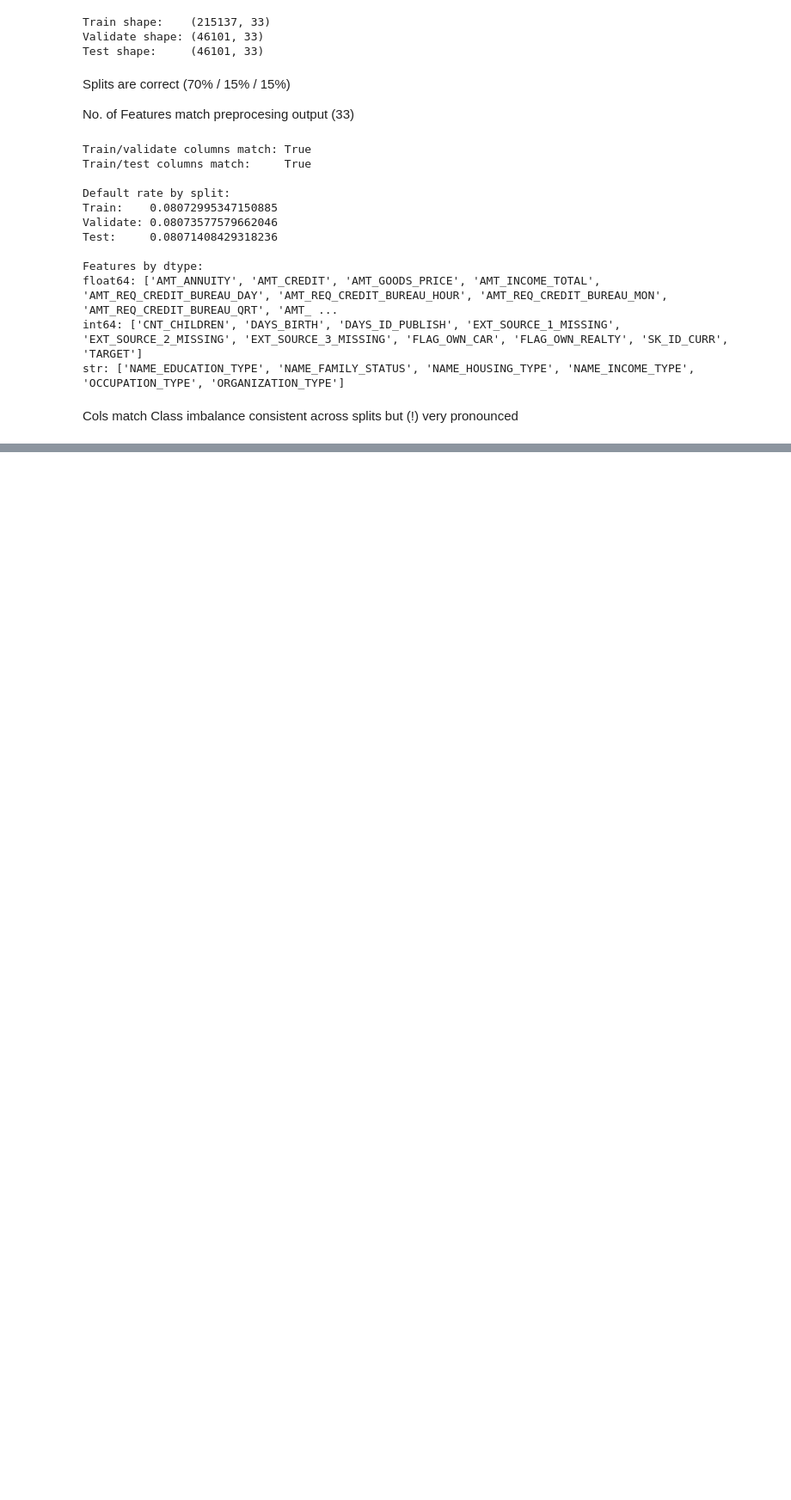
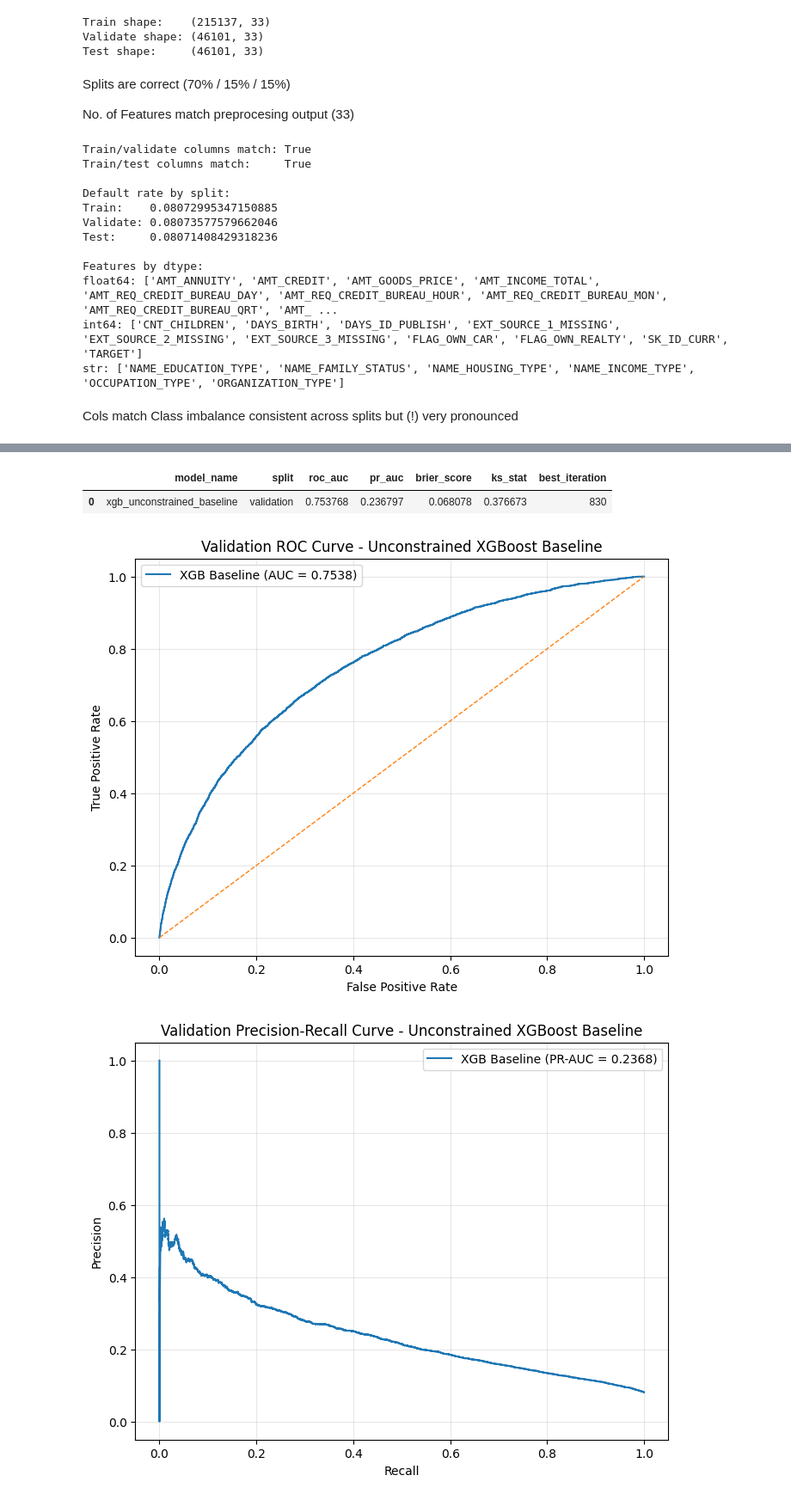
Before and after one commit to jlsampedromazon/credit-risk-model-constraint-eval, a Jupyter notebook: scripts/xgboost_models.ipynb, the cells around one changed output, grey strips where cells are left out. Shown at 86% size. Drawn from its saved outputs; the diff is of its cells as text; code cells hidden in the pictures; blank space fills up the shorter version.

Commit message:
prep data for training, run untuned baseline unconstrained model (#10)

```diff
--- a/scripts/xgboost_models.ipynb
+++ b/scripts/xgboost_models.ipynb
@@ -83,0 +203,14 @@ Class imbalance consistent across splits but (!) very pronounced
+# %%
+# Encoded coding split is main schema - no change
+X_train_ready = X_train_encoded.copy()
+
+# Rebuild encoded validation and test sets to match train schema (fills with dummy features full of zeroes)
+X_val_ready = X_val_encoded.reindex(columns=X_train_ready.columns, fill_value=0)
+X_test_ready = X_test_encoded.reindex(columns=X_train_ready.columns, fill_value=0)
+
+# Check #features match across splits
+print("Train/validate columns match:", list(X_train_ready.columns) == list(X_val_ready.columns))
+print("Train/test columns match:    ", list(X_train_ready.columns) == list(X_test_ready.columns))
+print("\nFinal shapes:")
+print("X_train_ready:", X_train_ready.shape)
+print("X_val_ready:  ", X_val_ready.shape)
@@ -83,0 +451,34 @@ Class imbalance consistent across splits but (!) very pronounced
+# %%
+# Evaluate the fitted baseline on validation split pre-hyperparam-tuning
+baseline_val_result = evaluate_binary_model(
+    model=xgb_baseline,
+    X=X_val_ready,
+    y=y_val,
+    split_name="validation",
+    model_name="xgb_unconstrained_baseline"
+)
+
+results_df = pd.DataFrame([baseline_val_result])
+
+results_df
+# %% [output]
+|  | model_name | split | roc_auc | pr_auc | brier_score | ks_stat | best_iteration |
+| 0 | xgb_unconstrained_baseline | validation | 0.753768 | 0.236797 | 0.068078 | 0.376673 | 830 |
+# %%
+# Plot ROC and PR curves for the baseline model on the validation set.
+plot_roc_curves(
+    curves_dict={
+        "XGB Baseline": (y_val, baseline_val_prob)
+    },
+    title="Validation ROC Curve - Unconstrained XGBoost Baseline"
+)
+
+plot_pr_curves(
+    curves_dict={
+        "XGB Baseline": (y_val, baseline_val_prob)
+    },
+    title="Validation Precision-Recall Curve - Unconstrained XGBoost Baseline"
+)
+# %% [output]
+[figure, added]
+[figure, added]
```
Also changed, not shown: parts of 24 cells of this notebook, 1 other file.
